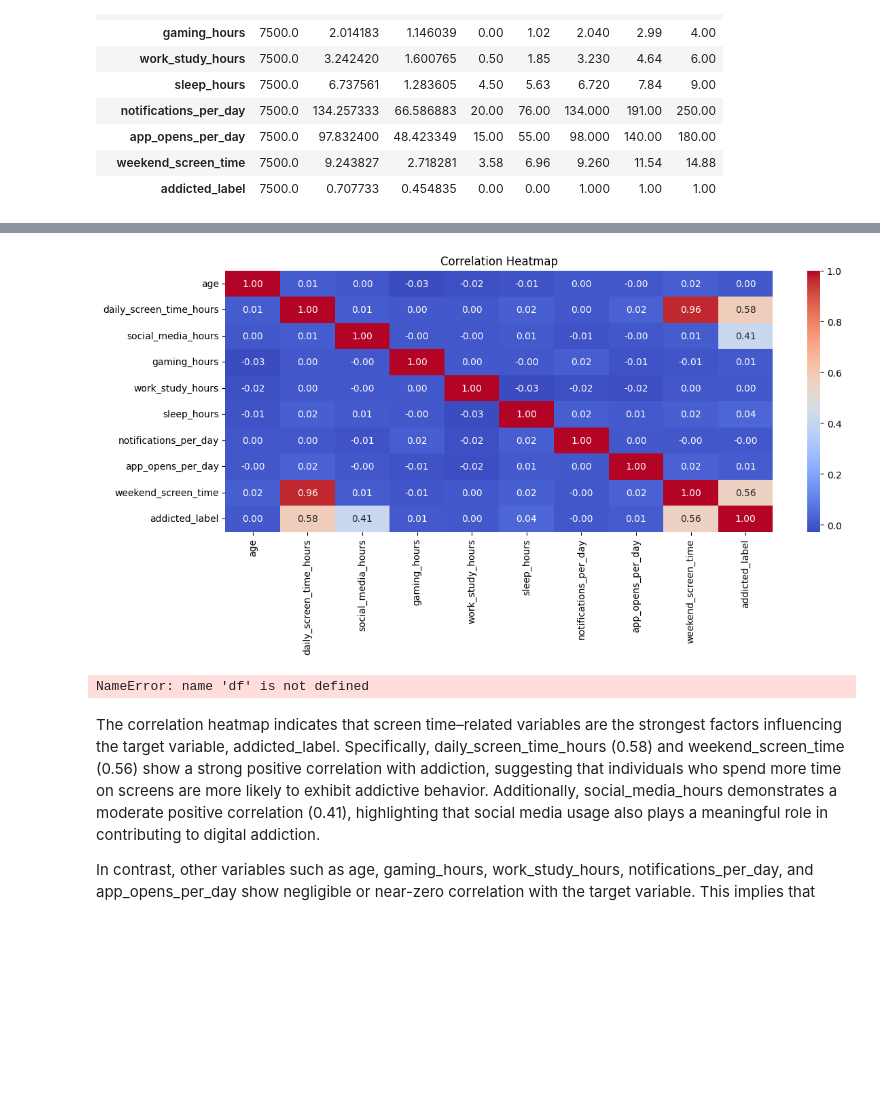
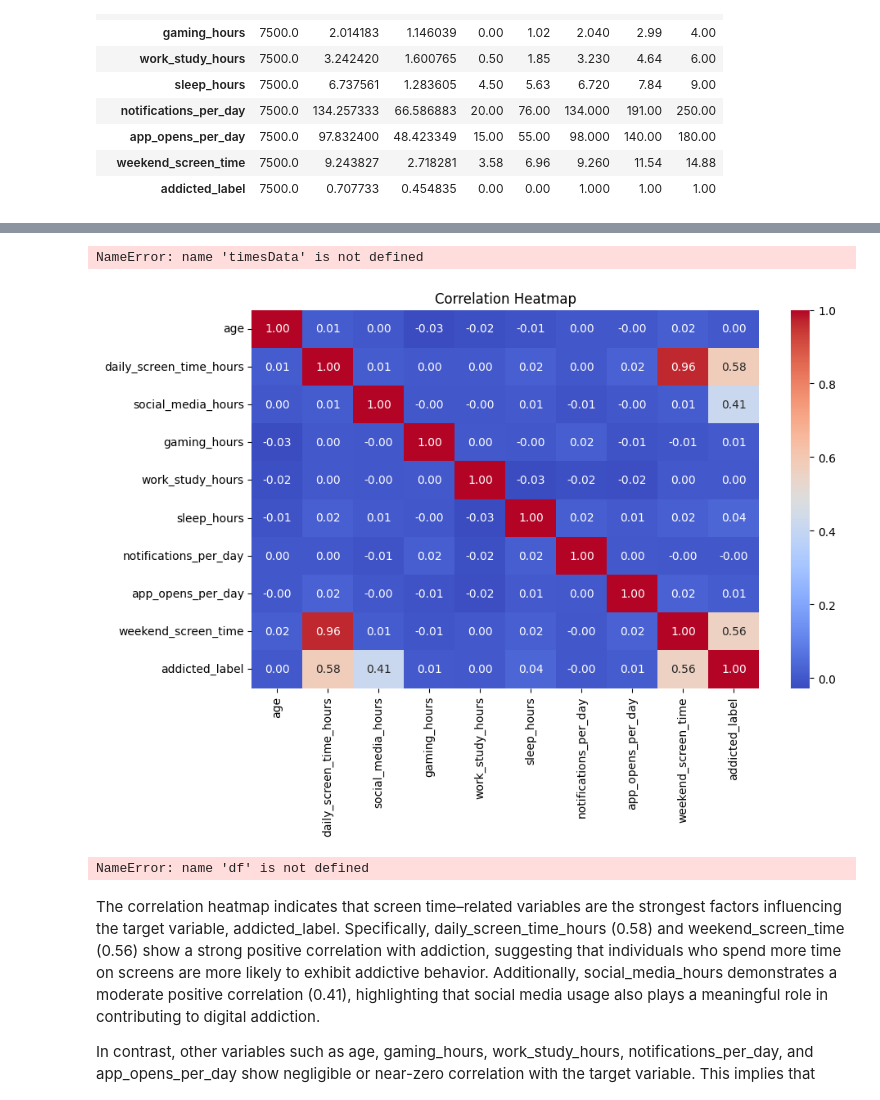
Before and after one commit to Oscar1979-png/2026-02-BILBAO-FT-Data-Science, a Jupyter notebook: 2-Data_Analysis/EDA/Proyecto EDA_OFG.ipynb, the cells around one changed output, grey strips where cells are left out. Cells and saved outputs as stored; diff of their text form; code cells hidden in the pictures; blank space fills up the shorter version.

```diff
--- a/2-Data_Analysis/EDA/Proyecto EDA_OFG.ipynb
+++ b/2-Data_Analysis/EDA/Proyecto EDA_OFG.ipynb
@@ -210,6 +294,6 @@ NameError: name 'df' is not defined
 # %%
-# prepare data frames
-mobile #= timesData[timesData.year == 2014].iloc[:3,:]
+# prepar=e data frames
+mobile= timesData[timesData.year == 2014].iloc[:3,:]
 # import graph objects as "go"
 import plotly.graph_objs as go
 from plotly.offline import init_notebook_mode, iplot, plot
@@ -238,6 +322,8 @@ layout = go.Layout(barmode = "group")
 fig = go.Figure(data = data, layout = layout)
 
 iplot(fig)
+# %% [output]
+NameError: name 'timesData' is not defined
 # %%
 # prepare data frames
 mobile #= timesData[timesData.year == 2014].iloc[:100,:]
@@ -288,23 +374,23 @@ import pandas as pd
 # %%
 mobile.plot("age", 'addicted_label', kind="pie", figsize=(5,5), title="Relacion de edades")     ##Sale mal
 # %%
-plt.figure(figsize=(13, 5))
+plt.figure(figsize=(10, 6))
 
 corr = mobile.corr(numeric_only=True)
 
 sns.heatmap(corr, annot=True, cmap="coolwarm", fmt=".2f")
 plt.title("Correlation Heatmap")
 
 plt.show()
 
 
 df_sample = df.sample(300)  # remove or adjust if needed
 
 sns.pairplot(df_sample)
 
 plt.show()
 # %% [output]
-[figure, old version]
+[figure, new version]
 NameError: name 'df' is not defined
 # %% [markdown]
 The correlation heatmap indicates that screen time–related variables are the strongest factors influencing the target variable, addicted_label. Specifically, daily_screen_time_hours (0.58) and weekend_screen_time (0.56) show a strong positive correlation with addiction, suggesting that individuals who spend more time on screens are more likely to exhibit addictive behavior. Additionally, social_media_hours demonstrates a moderate positive correlation (0.41), highlighting that social media usage also plays a meaningful role in contributing to digital addiction.
```
Also changed, not shown: parts of 9 cells of this notebook, 1 other file.
